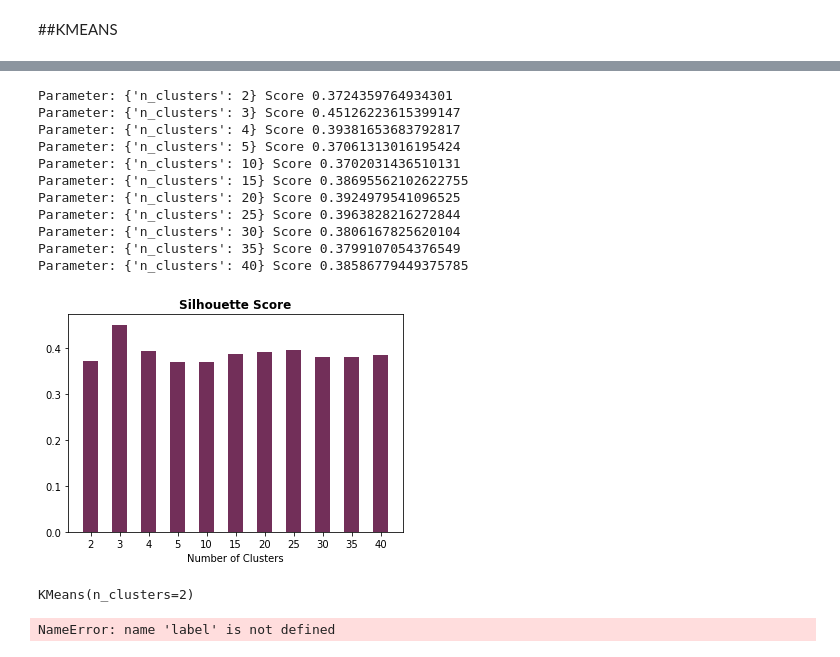
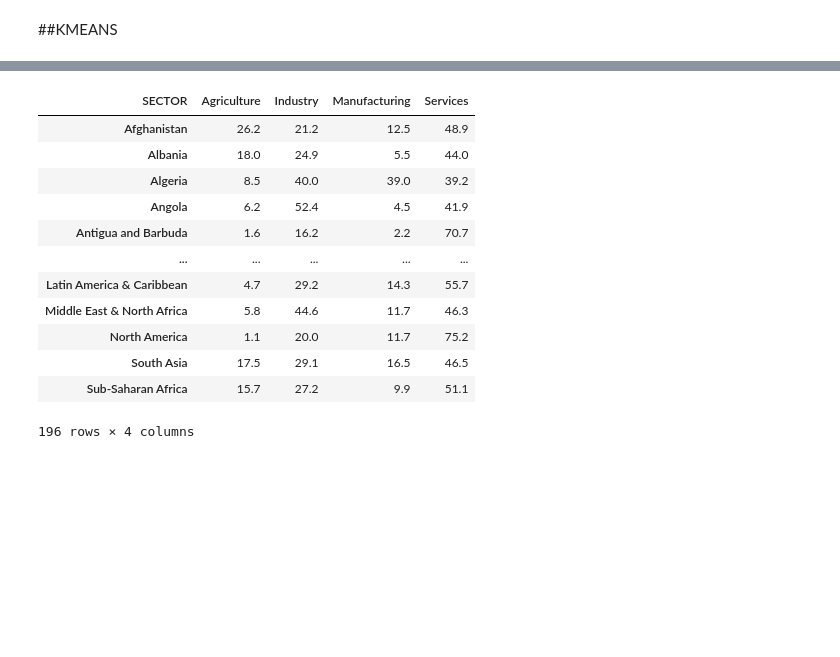
Before and after one commit to luisllll/ml_economics, a Jupyter notebook: gdp_components_clustering.ipynb, the cells around one changed output, grey strips where cells are left out. Drawn from its saved outputs; the diff is of its cells as text; code cells hidden in the pictures; blank space fills up the shorter version.

```diff
--- a/gdp_components_clustering.ipynb
+++ b/gdp_components_clustering.ipynb
@@ -189,0 +404,6 @@ for i in eliminar_com_0:
+# %%
+#españa esta en el datset?
+
+pd.options.display.max_seq_items = 2000
+
+indexrows.isin(['Spain']).any()
@@ -189,0 +452,3 @@ for i in eliminar_com_0:
+# %%
+#quitar españa del dataset para predecirlo mas tarde
+df_2010= df_2010.drop(df_2010.index[156])
@@ -272,42 +472,0 @@ array([[ 3.11492252e+00,  1.65647849e+01],
-# %%
-parameters = [2, 3, 4, 5, 10, 15, 20, 25, 30, 35, 40]
-
-parameter_grid = ParameterGrid({'n_clusters': parameters})
-best_score = -1
-kmeans_model = KMeans()     # instantiating KMeans model
-silhouette_scores = []
-# evaluation based on silhouette_score
-for p in parameter_grid:
-    kmeans_model.set_params(**p)    # set current hyper parameter
-    kmeans_model.fit(pca_2_result)
-    ss = metrics.silhouette_score(pca_2_result, kmeans_model.labels_)   # calculate silhouette_score
-    silhouette_scores += [ss]       # store all the scores
-    print('Parameter:', p, 'Score', ss)
-    # check p which has the best score
-    if ss > best_score:
-        best_score = ss
-        best_grid = p
-# plotting silhouette score
-plt.bar(range(len(silhouette_scores)), list(silhouette_scores), align='center', color='#722f59', width=0.5)
-plt.xticks(range(len(silhouette_scores)), list(parameters))
-plt.title('Silhouette Score', fontweight='bold')
-plt.xlabel('Number of Clusters')
-plt.show()
-# %% [output]
-Parameter: {'n_clusters': 2} Score 0.3724359764934301
-Parameter: {'n_clusters': 3} Score 0.45126223615399147
-Parameter: {'n_clusters': 4} Score 0.39381653683792817
-Parameter: {'n_clusters': 5} Score 0.37061313016195424
-Parameter: {'n_clusters': 10} Score 0.3702031436510131
-Parameter: {'n_clusters': 15} Score 0.38695562102622755
-Parameter: {'n_clusters': 20} Score 0.3924979541096525
-Parameter: {'n_clusters': 25} Score 0.3963828216272844
-Parameter: {'n_clusters': 30} Score 0.3806167825620104
-Parameter: {'n_clusters': 35} Score 0.3799107054376549
-Parameter: {'n_clusters': 40} Score 0.38586779449375785
-[figure, removed]
-# %%
-kmeans = KMeans(n_clusters=2)
-kmeans.fit(pca_2_result)
-# %% [output]
-KMeans(n_clusters=2)
@@ -334,4 +473,16 @@ def visualizing_results(pca_result, label, centroids_pca):
-# %%
-visualizing_results(pca_2_result,label,centroids_pca)
-# %% [output]
-NameError: name 'label' is not defined
+# %%
+df_2010
+# %% [output]
+| SECTOR | Agriculture | Industry | Manufacturing | Services |
+| Afghanistan | 26.2 | 21.2 | 12.5 | 48.9 |
+| Albania | 18.0 | 24.9 | 5.5 | 44.0 |
+| Algeria | 8.5 | 40.0 | 39.0 | 39.2 |
+| Angola | 6.2 | 52.4 | 4.5 | 41.9 |
+| Antigua and Barbuda | 1.6 | 16.2 | 2.2 | 70.7 |
+| ... | ... | ... | ... | ... |
+| Latin America & Caribbean | 4.7 | 29.2 | 14.3 | 55.7 |
+| Middle East & North Africa | 5.8 | 44.6 | 11.7 | 46.3 |
+| North America | 1.1 | 20.0 | 11.7 | 75.2 |
+| South Asia | 17.5 | 29.1 | 16.5 | 46.5 |
+| Sub-Saharan Africa | 15.7 | 27.2 | 9.9 | 51.1 |
+196 rows × 4 columns
```
Also changed, not shown: parts of 51 cells of this notebook.
